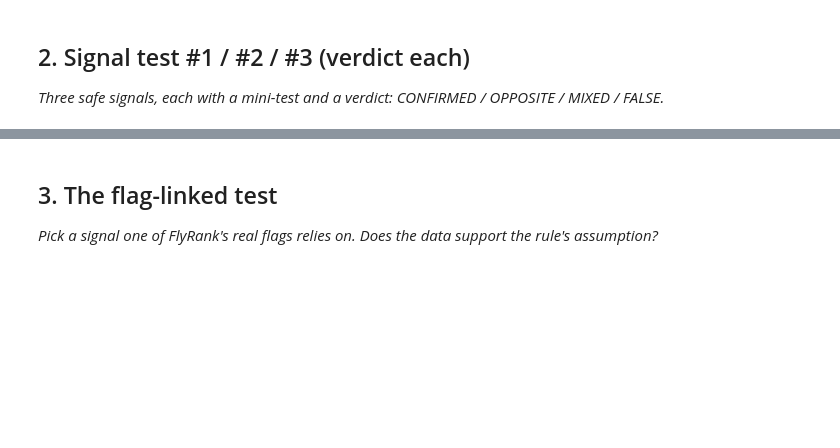
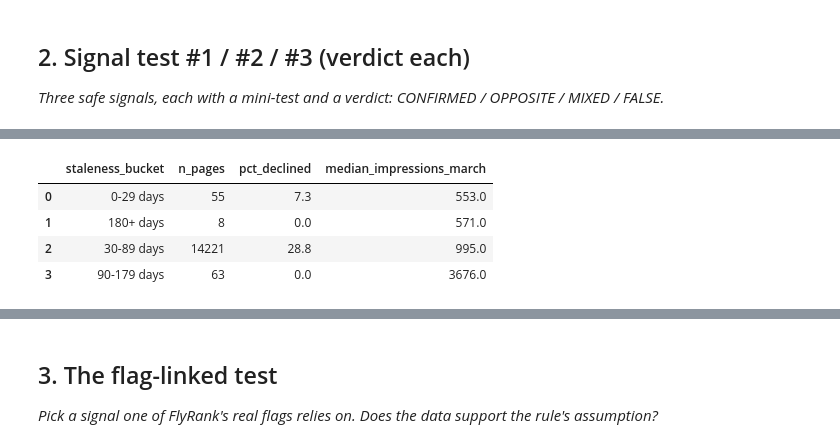
Before and after one commit to Khuld13/ML-intern-starter, a Jupyter notebook: work/notebooks/w04_signal_audit.ipynb, the cells around one changed output, grey strips where cells are left out. Saved outputs shown, nothing was run; the diff lists cells and outputs as text; code cells hidden in the pictures; blank space fills up the shorter version.

```diff
--- a/work/notebooks/w04_signal_audit.ipynb
+++ b/work/notebooks/w04_signal_audit.ipynb
@@ -146,0 +303,55 @@ Reference date: 2026-03-31 00:00:00
+# %%
+staleness_decline_filtered = con.sql(f"""
+    WITH march_agg AS (
+        SELECT content_hash_id, SUM(gsc_impressions) AS impressions_march
+        FROM fact_march
+        WHERE gsc_data_available = TRUE
+        GROUP BY content_hash_id
+    ),
+    feb_agg AS (
+        SELECT content_hash_id, SUM(gsc_impressions) AS impressions_feb
+        FROM fact_feb
+        WHERE gsc_data_available = TRUE
+        GROUP BY content_hash_id
+    ),
+    staleness AS (
+        SELECT
+            content_hash_id,
+            DATE '{ref_date}' - content_updated_date AS days_since_update
+        FROM dim_content
+        WHERE DATE '{ref_date}' - content_updated_date >= 0
+    ),
+    bucketed AS (
+        SELECT
+            s.content_hash_id,
+            CASE
+                WHEN s.days_since_update < 30 THEN '0-29 days'
+                WHEN s.days_since_update < 90 THEN '30-89 days'
+                WHEN s.days_since_update < 180 THEN '90-179 days'
+                ELSE '180+ days'
+            END AS staleness_bucket,
+            m.impressions_march,
+            f.impressions_feb,
+            CASE WHEN m.impressions_march < f.impressions_feb THEN 1 ELSE 0 END AS declined_flag
+        FROM staleness s
+        JOIN march_agg m USING (content_hash_id)
+        JOIN feb_agg f USING (content_hash_id)
+        WHERE m.impressions_march >= 250   -- Signal 2 noise floor applied here
+    )
+    SELECT
+        staleness_bucket,
+        COUNT(*) AS n_pages,
+        ROUND(100.0 * AVG(declined_flag), 1) AS pct_declined,
+        ROUND(MEDIAN(impressions_march), 1) AS median_impressions_march
+    FROM bucketed
+    GROUP BY staleness_bucket
+    ORDER BY staleness_bucket
+""").df()
+
+staleness_decline_filtered
+# %% [output]
+|  | staleness_bucket | n_pages | pct_declined | median_impressions_march |
+| 0 | 0-29 days | 55 | 7.3 | 553.0 |
+| 1 | 180+ days | 8 | 0.0 | 571.0 |
+| 2 | 30-89 days | 14221 | 28.8 | 995.0 |
+| 3 | 90-179 days | 63 | 0.0 | 3676.0 |
```
Also changed, not shown: parts of 8 cells of this notebook.
